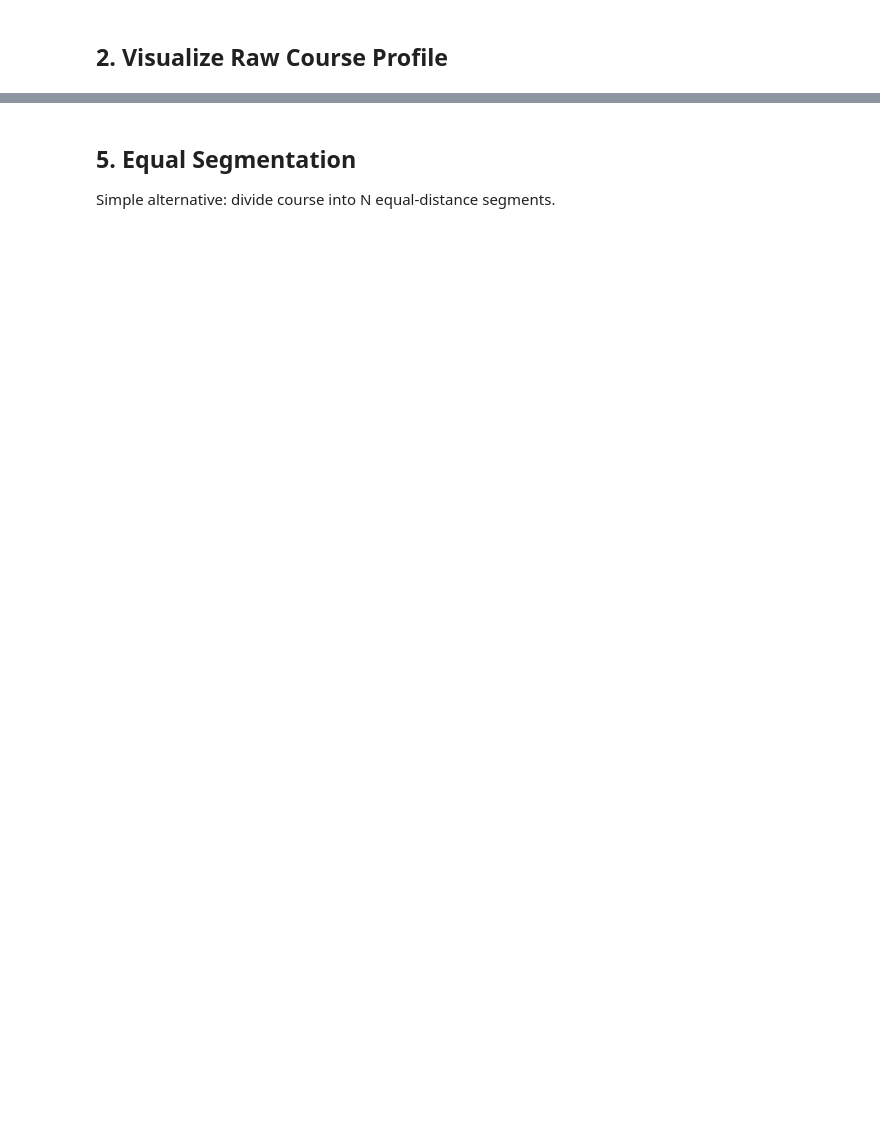
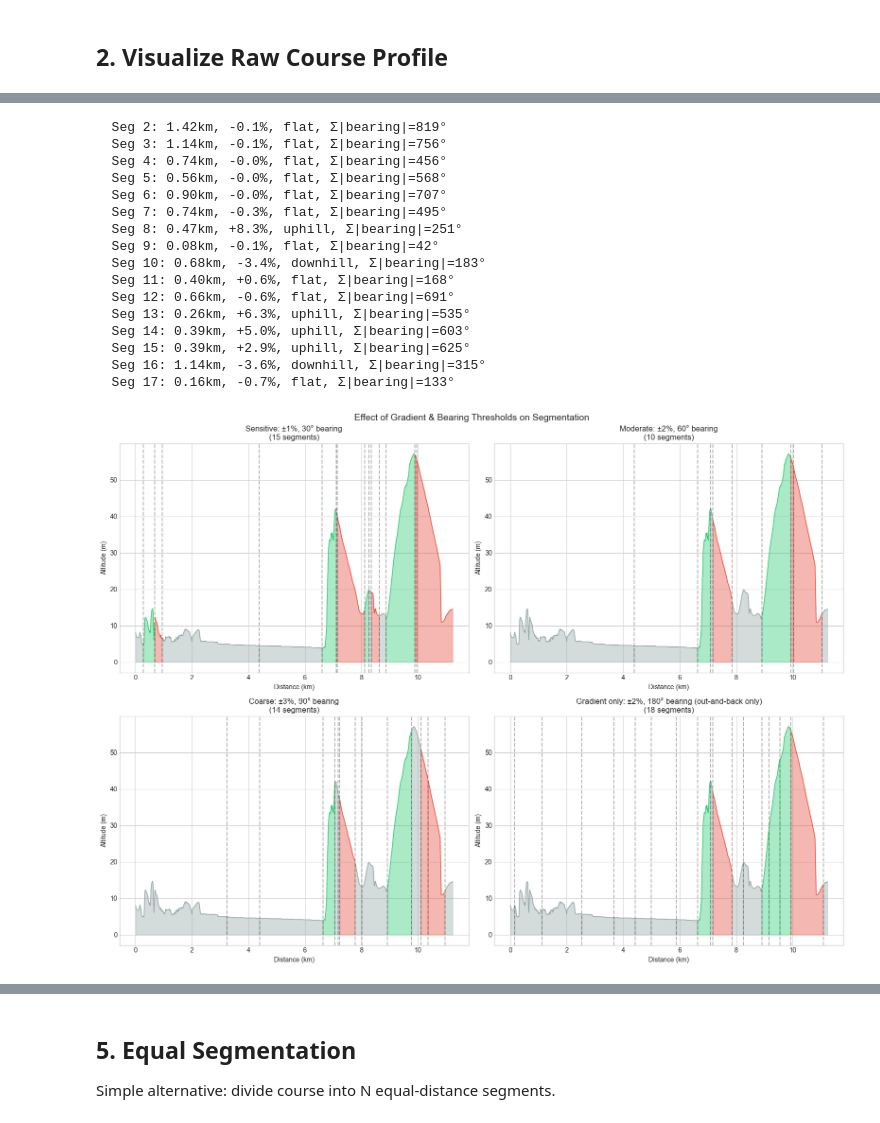
Before and after one commit to chrisuberti/pace_yourself, a Jupyter notebook: notebooks/02_course_segmentation.ipynb, the cells around one changed output, grey strips where cells are left out. Saved outputs shown, nothing was run; the diff lists cells and outputs as text; code cells hidden in the pictures; blank space fills up the shorter version.

```diff
--- a/notebooks/02_course_segmentation.ipynb
+++ b/notebooks/02_course_segmentation.ipynb
@@ -133,0 +256,56 @@ plt.show()
+# %%
+# Experiment with different thresholds
+fig, axes = plt.subplots(2, 2, figsize=(16, 12))
+
+terrain_colors = {
+    'uphill': '#2ecc71',
+    'flat': '#95a5a6',
+    'downhill': '#e74c3c'
+}
+
+threshold_configs = [
+    (1.0, -1.0, 30.0, "Sensitive: ±1%, 30° bearing"),
+    (2.0, -2.0, 60.0, "Moderate: ±2%, 60° bearing"),
+    (3.0, -3.0, 90.0, "Coarse: ±3%, 90° bearing"),
+    (2.0, -2.0, 180.0, "Gradient only: ±2%, 180° bearing (out-and-back only)")
+]
+
+for ax, (up_thresh, down_thresh, bear_thresh, label) in zip(axes.flatten(), threshold_configs):
+    test_course = Course(course_df)
+    test_course.gradient_bearing_segmentation(
+        uphill_threshold=up_thresh,
+        downhill_threshold=down_thresh,
+        bearing_change_threshold=bear_thresh,
+        min_segment_distance=200,
+        smoothing_window=21
+    )
+
+    df_sorted = test_course.df.sort_values('cumulative_distance').reset_index(drop=True)
+    cum_dist = df_sorted['cumulative_distance'] / 1000
+    altitude = df_sorted['altitude']
+
+    for seg_id in sorted(df_sorted['segment'].unique()):
+        seg_mask = df_sorted['segment'] == seg_id
+        seg_indices = df_sorted.index[seg_mask]
+        start_idx, end_idx = seg_indices[0], seg_indices[-1] + 1
+
+        terrain = df_sorted.loc[seg_mask, 'segment_terrain'].iloc[0]
+        color = terrain_colors.get(terrain, '#3498db')
+
+        ax.fill_between(cum_dist.iloc[start_idx:end_idx], altitude.iloc[start_idx:end_idx],
+                       alpha=0.4, color=color)
+        ax.plot(cum_dist.iloc[start_idx:end_idx], altitude.iloc[start_idx:end_idx],
+               color=color, linewidth=1)
+
+        if seg_id > 0:
+            ax.axvline(x=cum_dist.iloc[start_idx], color='black', linestyle='--', alpha=0.3)
+
+    n_segs = df_sorted['segment'].nunique()
+    ax.set_title(f'{label}\n({n_segs} segments)')
+    ax.set_xlabel('Distance (km)')
+    ax.set_ylabel('Altitude (m)')
+
+plt.suptitle('Effect of Gradient & Bearing Thresholds on Segmentation', fontsize=14)
+plt.tight_layout()
+plt.show()
+# %% [output]
@@ -134 +329,18 @@ plt.show()
+  Seg 2: 1.42km, -0.1%, flat, Σ|bearing|=819°
+  Seg 3: 1.14km, -0.1%, flat, Σ|bearing|=756°
+  Seg 4: 0.74km, -0.0%, flat, Σ|bearing|=456°
+  Seg 5: 0.56km, -0.0%, flat, Σ|bearing|=568°
+  Seg 6: 0.90km, -0.0%, flat, Σ|bearing|=707°
+  Seg 7: 0.74km, -0.3%, flat, Σ|bearing|=495°
+  Seg 8: 0.47km, +8.3%, uphill, Σ|bearing|=251°
+  Seg 9: 0.08km, -0.1%, flat, Σ|bearing|=42°
+  Seg 10: 0.68km, -3.4%, downhill, Σ|bearing|=183°
+  Seg 11: 0.40km, +0.6%, flat, Σ|bearing|=168°
+  Seg 12: 0.66km, -0.6%, flat, Σ|bearing|=691°
+  Seg 13: 0.26km, +6.3%, uphill, Σ|bearing|=535°
+  Seg 14: 0.39km, +5.0%, uphill, Σ|bearing|=603°
+  Seg 15: 0.39km, +2.9%, uphill, Σ|bearing|=625°
+  Seg 16: 1.14km, -3.6%, downhill, Σ|bearing|=315°
+  Seg 17: 0.16km, -0.7%, flat, Σ|bearing|=133°
+[figure, added]
 # %% [markdown]
```
Also changed, not shown: parts of 16 cells of this notebook, 14 other files.
